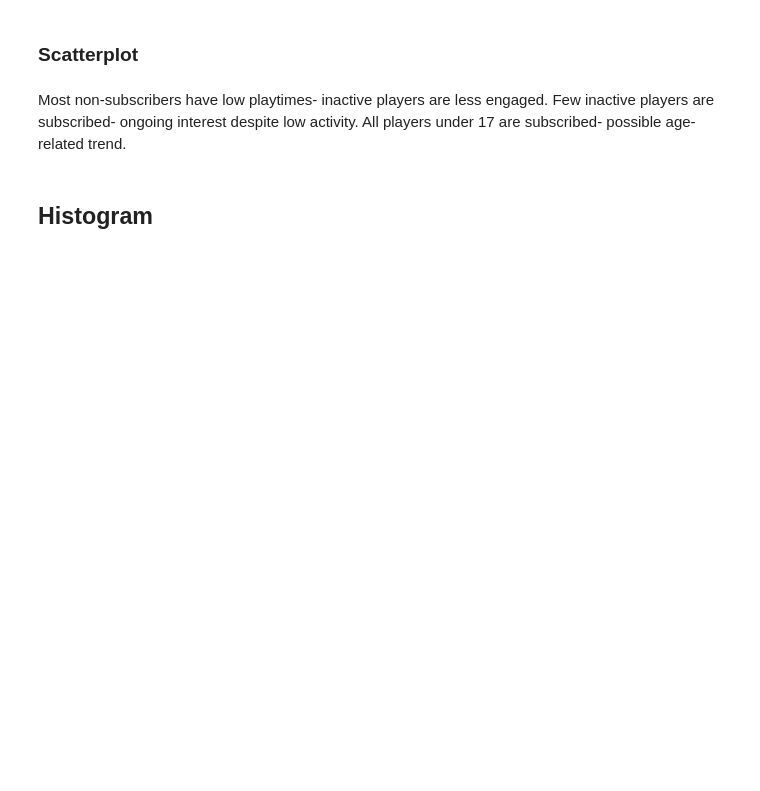
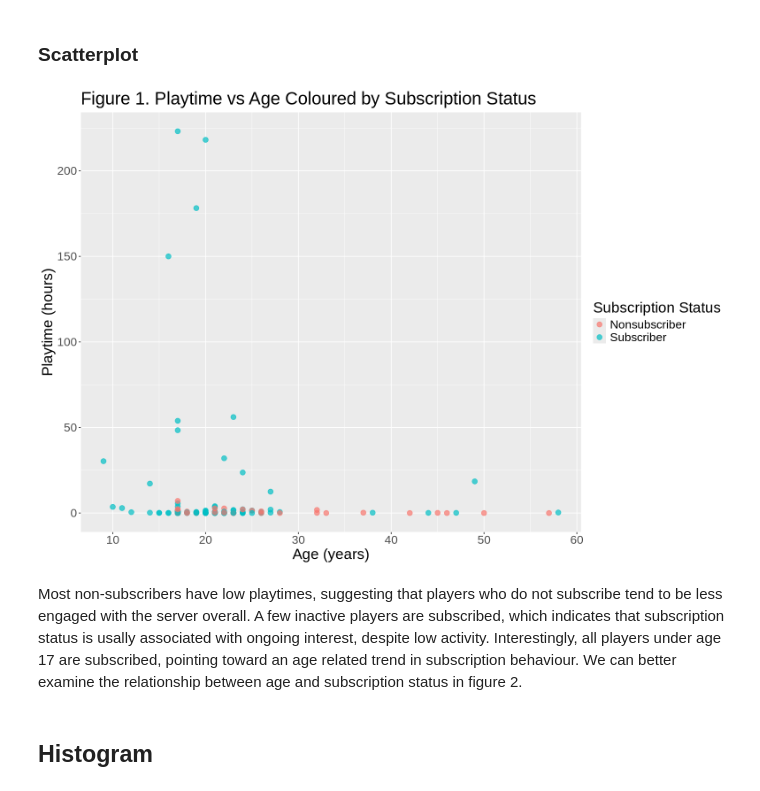
Before and after one commit to MatthewKyi/DSCI100-004-37, a Jupyter notebook: Group 37- Final Project.ipynb, the cells around one changed output. Saved outputs shown, nothing was run; the diff lists cells and outputs as text; code cells hidden in the pictures; blank space fills up the shorter version.

Commit message:
Introduction and Visualization
- Added a title
- Detailed the descriptions of the visualization
- Small details

```diff
--- a/Group 37- Final Project.ipynb
+++ b/Group 37- Final Project.ipynb
@@ -262,15 +425,17 @@ mean_tibble
 # %%
 options(repr.plot.width = 13, repr.plot.height = 9)
 ggplot(players_tidy, aes(x = age, y = played_hours, color = subscribe)) +
   geom_point(alpha = 0.7, size = 3) +
   labs(
-    title = "Playtime vs Age Coloured by Subscription Status",
+    title = "Figure 1. Playtime vs Age Coloured by Subscription Status",
     x = "Age (years)",
     y = "Playtime (hours)",
     color = "Subscription Status") +
 theme(text = element_text(size = 20))
+# %% [output]
+[figure, added]
 # %% [markdown]
-Most non-subscribers have low playtimes- inactive players are less engaged. Few inactive players are subscribed- ongoing interest despite low activity. All players under 17 are subscribed- possible age-related trend.
+Most non-subscribers have low playtimes, suggesting that players who do not subscribe tend to be less engaged with the server overall. A few inactive players are subscribed, which indicates that subscription status is usally associated with ongoing interest, despite low activity. Interestingly, all players under age 17 are subscribed, pointing toward an age related trend in subscription behaviour. We can better examine the relationship between age and subscription status in figure 2.
 # %% [markdown]
 ## Histogram
 # %%
```
Also changed, not shown: parts of 22 cells of this notebook.
